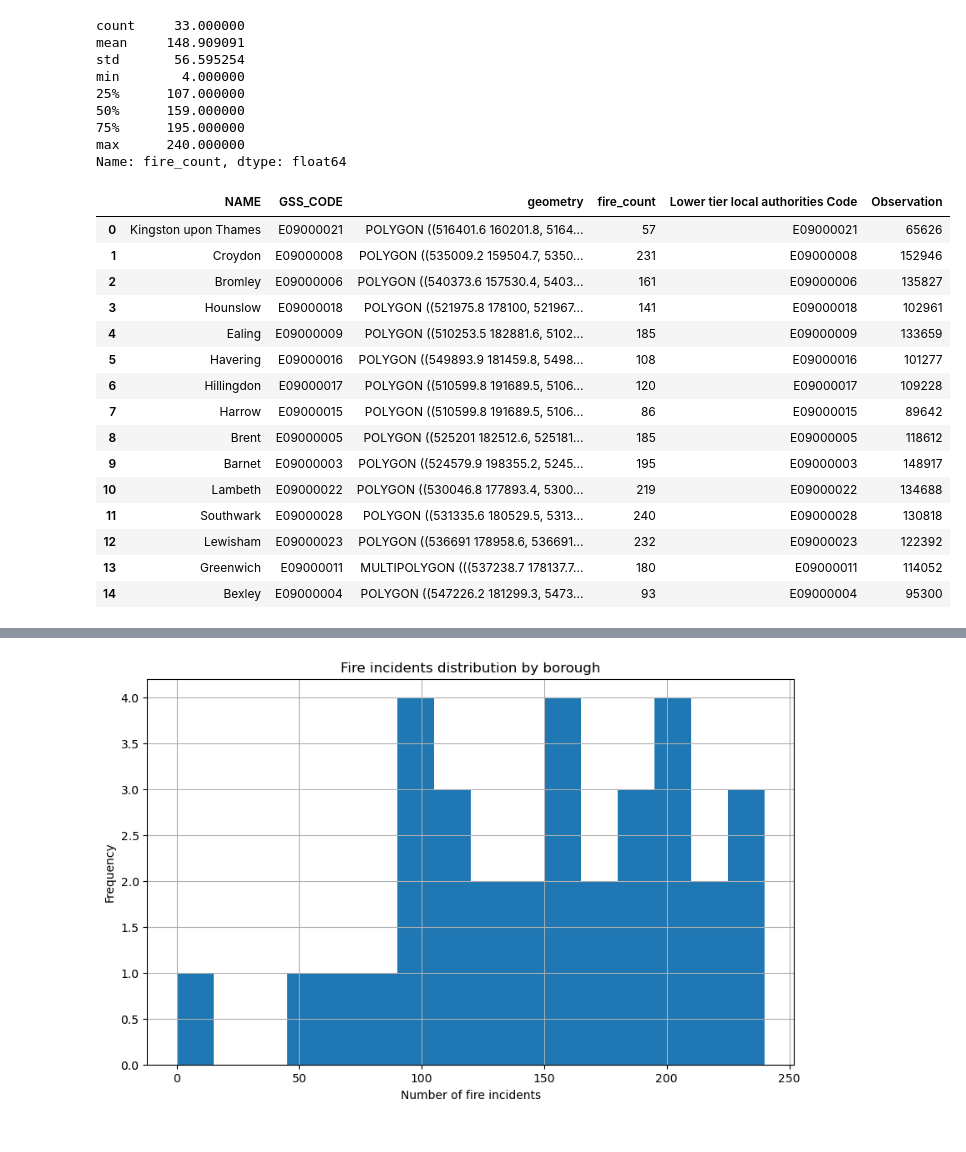
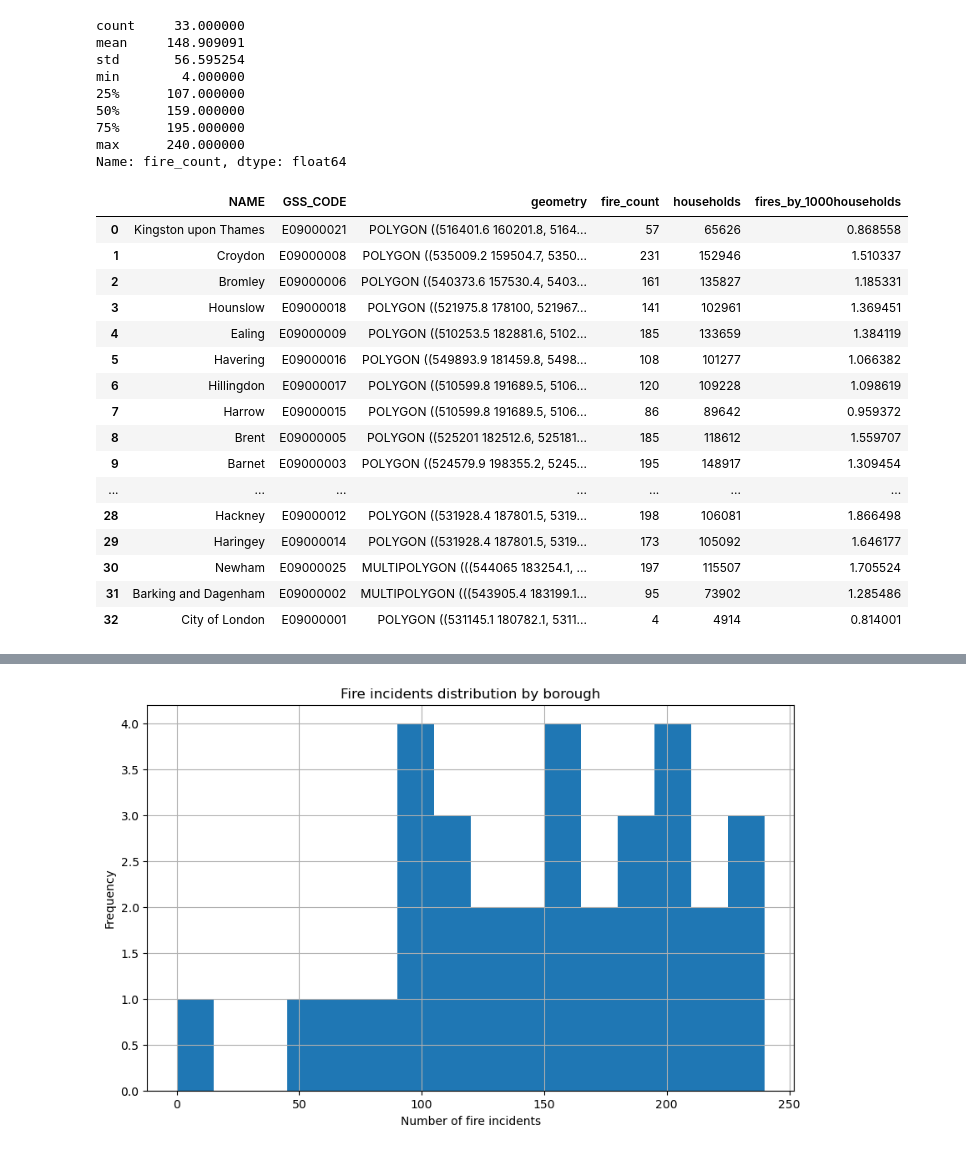
Before and after one commit to fiorellaguillen/CASA007-FINAL-ASSESSMENT, a Jupyter notebook: final_assignment.ipynb, the cells around one changed output, grey strips where cells are left out. Saved outputs shown, nothing was run; the diff lists cells and outputs as text; code cells hidden in the pictures.

```diff
--- a/final_assignment.ipynb
+++ b/final_assignment.ipynb
@@ -122,25 +113,34 @@ min        4.000000
 max      240.000000
 Name: fire_count, dtype: float64
 # %%
+#Add number of households by LA
 columns=['Lower tier local authorities Code', 'Observation']
 households=pd.read_csv("TS041-2021-2-filtered-2025-01-19T17_52_49Z.csv", usecols=columns)
 
-boros = boros.merge(households, left_on='GSS_CODE', right_on='Lower tier local authorities Code', how='left')
-boros.head(15)
+boros =boros.merge(households, left_on='GSS_CODE', right_on='Lower tier local authorities Code', how='left')
+
+boros=boros.drop('Lower tier local authorities Code', axis=1)
+boros=boros.rename(columns={'Observation':'households'})
+
+#Add fire incidents density(number of incidents by 1000 households)
+boros['fires_by_1000households']=boros['fire_count']/boros['households']*1000
+
+boros.head(33)
 # %% [output]
-|  | NAME | GSS_CODE | geometry | fire_count | Lower tier local authorities Code | Observation |
-| 0 | Kingston upon Thames | E09000021 | POLYGON ((516401.6 160201.8, 5164... | 57 | E09000021 | 65626 |
-| 1 | Croydon | E09000008 | POLYGON ((535009.2 159504.7, 5350... | 231 | E09000008 | 152946 |
-| 2 | Bromley | E09000006 | POLYGON ((540373.6 157530.4, 5403... | 161 | E09000006 | 135827 |
-| 3 | Hounslow | E09000018 | POLYGON ((521975.8 178100, 521967... | 141 | E09000018 | 102961 |
-| 4 | Ealing | E09000009 | POLYGON ((510253.5 182881.6, 5102... | 185 | E09000009 | 133659 |
-| 5 | Havering | E09000016 | POLYGON ((549893.9 181459.8, 5498... | 108 | E09000016 | 101277 |
-| 6 | Hillingdon | E09000017 | POLYGON ((510599.8 191689.5, 5106... | 120 | E09000017 | 109228 |
-| 7 | Harrow | E09000015 | POLYGON ((510599.8 191689.5, 5106... | 86 | E09000015 | 89642 |
-| 8 | Brent | E09000005 | POLYGON ((525201 182512.6, 525181... | 185 | E09000005 | 118612 |
-| 9 | Barnet | E09000003 | POLYGON ((524579.9 198355.2, 5245... | 195 | E09000003 | 148917 |
-| 10 | Lambeth | E09000022 | POLYGON ((530046.8 177893.4, 5300... | 219 | E09000022 | 134688 |
-| 11 | Southwark | E09000028 | POLYGON ((531335.6 180529.5, 5313... | 240 | E09000028 | 130818 |
-| 12 | Lewisham | E09000023 | POLYGON ((536691 178958.6, 536691... | 232 | E09000023 | 122392 |
-| 13 | Greenwich | E09000011 | MULTIPOLYGON (((537238.7 178137.7... | 180 | E09000011 | 114052 |
-| 14 | Bexley | E09000004 | POLYGON ((547226.2 181299.3, 5473... | 93 | E09000004 | 95300 |
+|  | NAME | GSS_CODE | geometry | fire_count | households | fires_by_1000households |
+| 0 | Kingston upon Thames | E09000021 | POLYGON ((516401.6 160201.8, 5164... | 57 | 65626 | 0.868558 |
+| 1 | Croydon | E09000008 | POLYGON ((535009.2 159504.7, 5350... | 231 | 152946 | 1.510337 |
+| 2 | Bromley | E09000006 | POLYGON ((540373.6 157530.4, 5403... | 161 | 135827 | 1.185331 |
+| 3 | Hounslow | E09000018 | POLYGON ((521975.8 178100, 521967... | 141 | 102961 | 1.369451 |
+| 4 | Ealing | E09000009 | POLYGON ((510253.5 182881.6, 5102... | 185 | 133659 | 1.384119 |
+| 5 | Havering | E09000016 | POLYGON ((549893.9 181459.8, 5498... | 108 | 101277 | 1.066382 |
+| 6 | Hillingdon | E09000017 | POLYGON ((510599.8 191689.5, 5106... | 120 | 109228 | 1.098619 |
+| 7 | Harrow | E09000015 | POLYGON ((510599.8 191689.5, 5106... | 86 | 89642 | 0.959372 |
+| 8 | Brent | E09000005 | POLYGON ((525201 182512.6, 525181... | 185 | 118612 | 1.559707 |
+| 9 | Barnet | E09000003 | POLYGON ((524579.9 198355.2, 5245... | 195 | 148917 | 1.309454 |
+| ... | ... | ... | ... | ... | ... | ... |
+| 28 | Hackney | E09000012 | POLYGON ((531928.4 187801.5, 5319... | 198 | 106081 | 1.866498 |
+| 29 | Haringey | E09000014 | POLYGON ((531928.4 187801.5, 5319... | 173 | 105092 | 1.646177 |
+| 30 | Newham | E09000025 | MULTIPOLYGON (((544065 183254.1, ... | 197 | 115507 | 1.705524 |
+| 31 | Barking and Dagenham | E09000002 | MULTIPOLYGON (((543905.4 183199.1... | 95 | 73902 | 1.285486 |
+| 32 | City of London | E09000001 | POLYGON ((531145.1 180782.1, 5311... | 4 | 4914 | 0.814001 |
```
Also changed, not shown: parts of 47 cells of this notebook.
